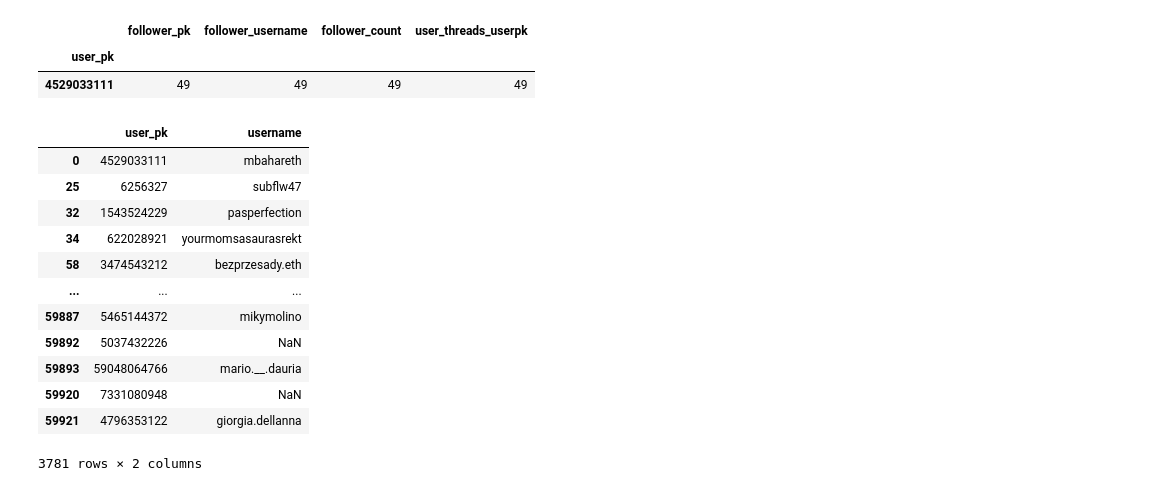
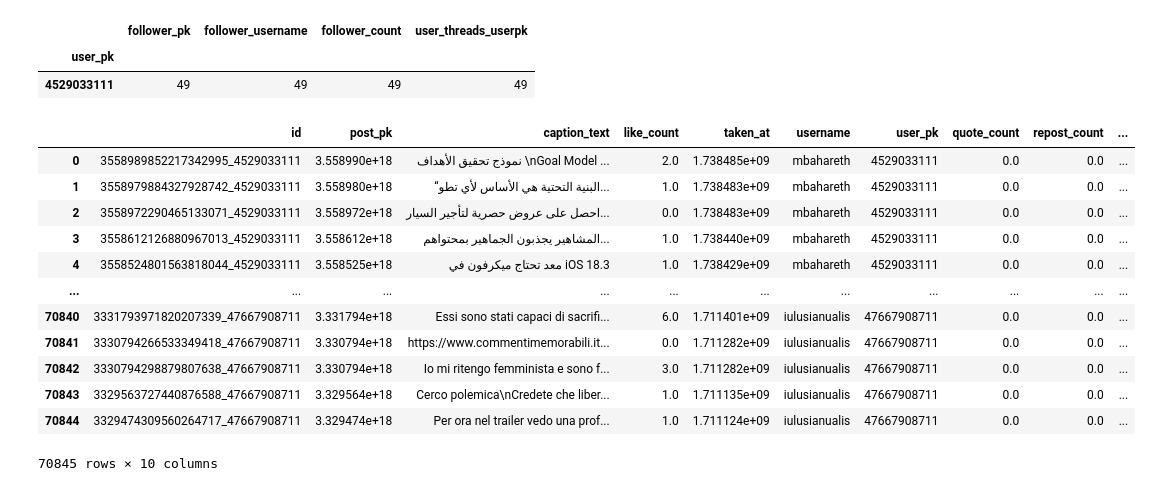
Before and after one commit to Alexis2628/progettoasnm, a Jupyter notebook: Code/data_extraction/ML/retrieve_data.ipynb, the cells around one changed output. Saved outputs shown, nothing was run; the diff lists cells and outputs as text; code cells hidden in the pictures.

```diff
--- a/Code/data_extraction/ML/retrieve_data.ipynb
+++ b/Code/data_extraction/ML/retrieve_data.ipynb
@@ -265,19 +267,18 @@ df_count
 import pandas as pd
 # %%
 pfd = pd.read_csv("post_data_machine_learning.csv")
-ma = pfd[["user_pk","username"]].drop_duplicates()
-ma
+pfd
 # %% [output]
-|  | user_pk | username |
-| 0 | 4529033111 | mbahareth |
-| 25 | 6256327 | subflw47 |
-| 32 | 1543524229 | pasperfection |
-| 34 | 622028921 | yourmomsasaurasrekt |
-| 58 | 3474543212 | bezprzesady.eth |
-| ... | ... | ... |
-| 59887 | 5465144372 | mikymolino |
-| 59892 | 5037432226 | NaN |
-| 59893 | 59048064766 | mario.__.dauria |
-| 59920 | 7331080948 | NaN |
-| 59921 | 4796353122 | giorgia.dellanna |
+|  | id | post_pk | caption_text | like_count | taken_at | username | user_pk | quote_count | repost_count | ... |
+| 0 | 3558989852217342995_4529033111 | 3.558990e+18 | نموذج تحقيق الأهداف \nGoal Model ... | 2.0 | 1.738485e+09 | mbahareth | 4529033111 | 0.0 | 0.0 | ... |
+| 1 | 3558979884327928742_4529033111 | 3.558980e+18 | “البنية التحتية هي الأساس لأي تطو... | 1.0 | 1.738483e+09 | mbahareth | 4529033111 | 0.0 | 0.0 | ... |
+| 2 | 3558972290465133071_4529033111 | 3.558972e+18 | احصل على عروض حصرية لتأجير السيار... | 0.0 | 1.738483e+09 | mbahareth | 4529033111 | 0.0 | 0.0 | ... |
+| 3 | 3558612126880967013_4529033111 | 3.558612e+18 | المشاهير يجذبون الجماهير بمحتواهم... | 1.0 | 1.738440e+09 | mbahareth | 4529033111 | 0.0 | 0.0 | ... |
+| 4 | 3558524801563818044_4529033111 | 3.558525e+18 | معد تحتاج ميكرفون في iOS 18.3 | 1.0 | 1.738429e+09 | mbahareth | 4529033111 | 0.0 | 0.0 | ... |
+| ... | ... | ... | ... | ... | ... | ... | ... | ... | ... | ... |
+| 70840 | 3331793971820207339_47667908711 | 3.331794e+18 | Essi sono stati capaci di sacrifi... | 6.0 | 1.711401e+09 | iulusianualis | 47667908711 | 0.0 | 0.0 | ... |
+| 70841 | 3330794266533349418_47667908711 | 3.330794e+18 | https://www.commentimemorabili.it... | 0.0 | 1.711282e+09 | iulusianualis | 47667908711 | 0.0 | 0.0 | ... |
+| 70842 | 3330794298879807638_47667908711 | 3.330794e+18 | Io mi ritengo femminista e sono f... | 3.0 | 1.711282e+09 | iulusianualis | 47667908711 | 0.0 | 0.0 | ... |
+| 70843 | 3329563727440876588_47667908711 | 3.329564e+18 | Cerco polemica\nCredete che liber... | 1.0 | 1.711135e+09 | iulusianualis | 47667908711 | 0.0 | 0.0 | ... |
+| 70844 | 3329474309560264717_47667908711 | 3.329474e+18 | Per ora nel trailer vedo una prof... | 1.0 | 1.711124e+09 | iulusianualis | 47667908711 | 0.0 | 0.0 | ... |
-3781 rows × 2 columns
+70845 rows × 10 columns
```
Also changed, not shown: parts of 10 cells of this notebook, 5 other files.
